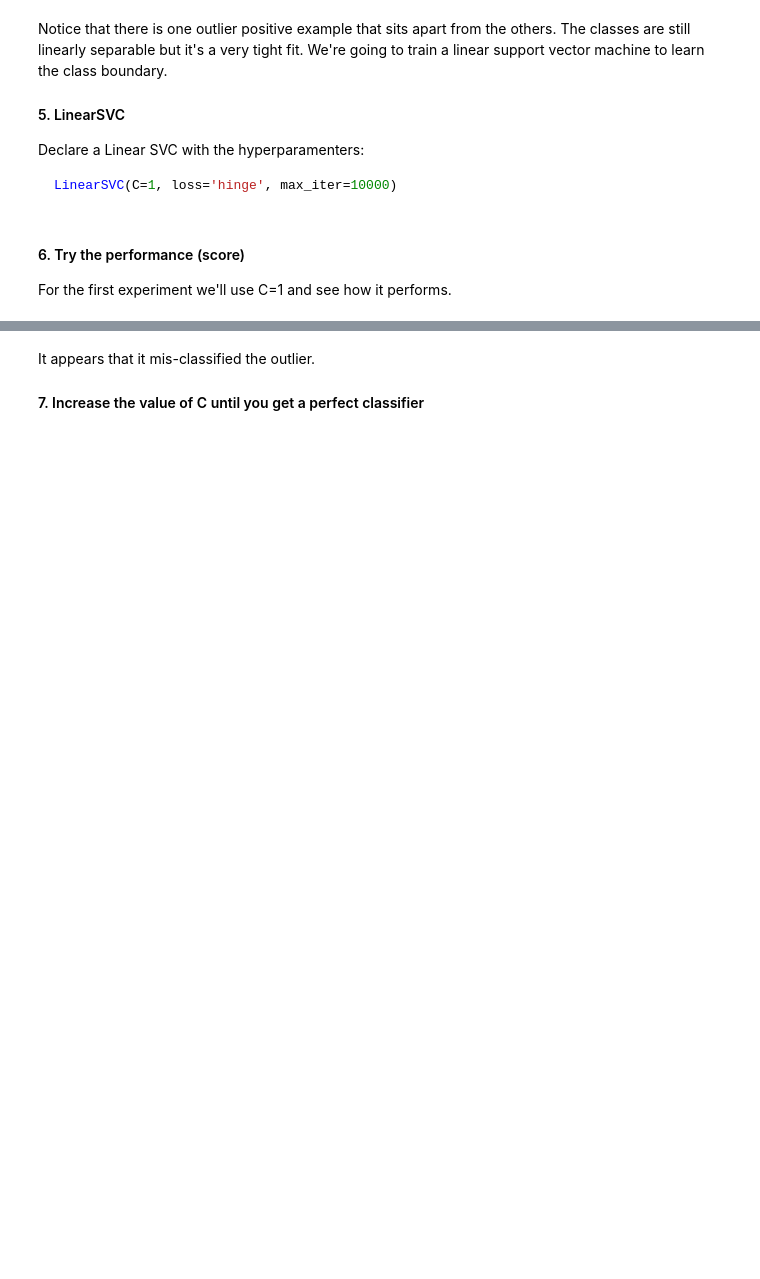
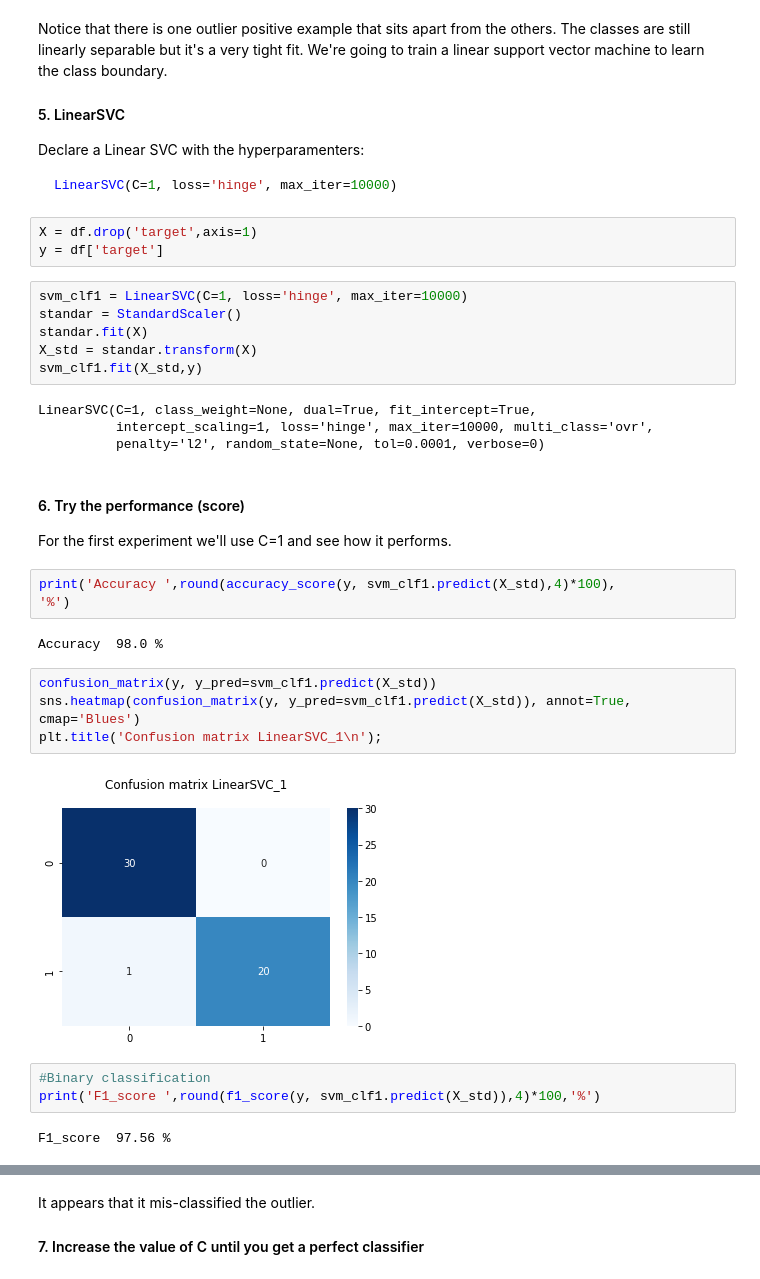
Before and after one commit to PilarDenia/activity_bootcamp_jun2020, a Jupyter notebook: 2_Machine_Learning/semana_25/dia_4/1 - Ejercicio SVM.ipynb, the cells around one changed output, grey strips where cells are left out. Saved outputs shown, nothing was run; the diff lists cells and outputs as text; blank space fills up the shorter version.

````diff
--- a/2_Machine_Learning/semana_25/dia_4/1 - Ejercicio SVM.ipynb
+++ b/2_Machine_Learning/semana_25/dia_4/1 - Ejercicio SVM.ipynb
@@ -26,6 +82,35 @@ Declare a Linear SVC with the hyperparamenters:
 ```Python
 LinearSVC(C=1, loss='hinge', max_iter=10000)
 ```
+# %%
+X = df.drop('target',axis=1)
+y = df['target']
+# %%
+svm_clf1 = LinearSVC(C=1, loss='hinge', max_iter=10000)
+standar = StandardScaler()
+standar.fit(X)
+X_std = standar.transform(X)
+svm_clf1.fit(X_std,y)
+# %% [output]
+LinearSVC(C=1, class_weight=None, dual=True, fit_intercept=True,
+          intercept_scaling=1, loss='hinge', max_iter=10000, multi_class='ovr',
+          penalty='l2', random_state=None, tol=0.0001, verbose=0)
 # %% [markdown]
 #### 6. Try the performance (score)
 For the first experiment we'll use C=1 and see how it performs.
+# %%
+print('Accuracy ',round(accuracy_score(y, svm_clf1.predict(X_std),4)*100),
+'%')
+# %% [output]
+Accuracy  98.0 %
+# %%
+confusion_matrix(y, y_pred=svm_clf1.predict(X_std))
+sns.heatmap(confusion_matrix(y, y_pred=svm_clf1.predict(X_std)), annot=True, cmap='Blues')
+plt.title('Confusion matrix LinearSVC_1\n');
+# %% [output]
+[figure, added]
+# %%
+#Binary classification
+print('F1_score ',round(f1_score(y, svm_clf1.predict(X_std)),4)*100,'%')
+# %% [output]
+F1_score  97.56 %
````
Also changed, not shown: parts of 78 cells of this notebook, 50 other files.
